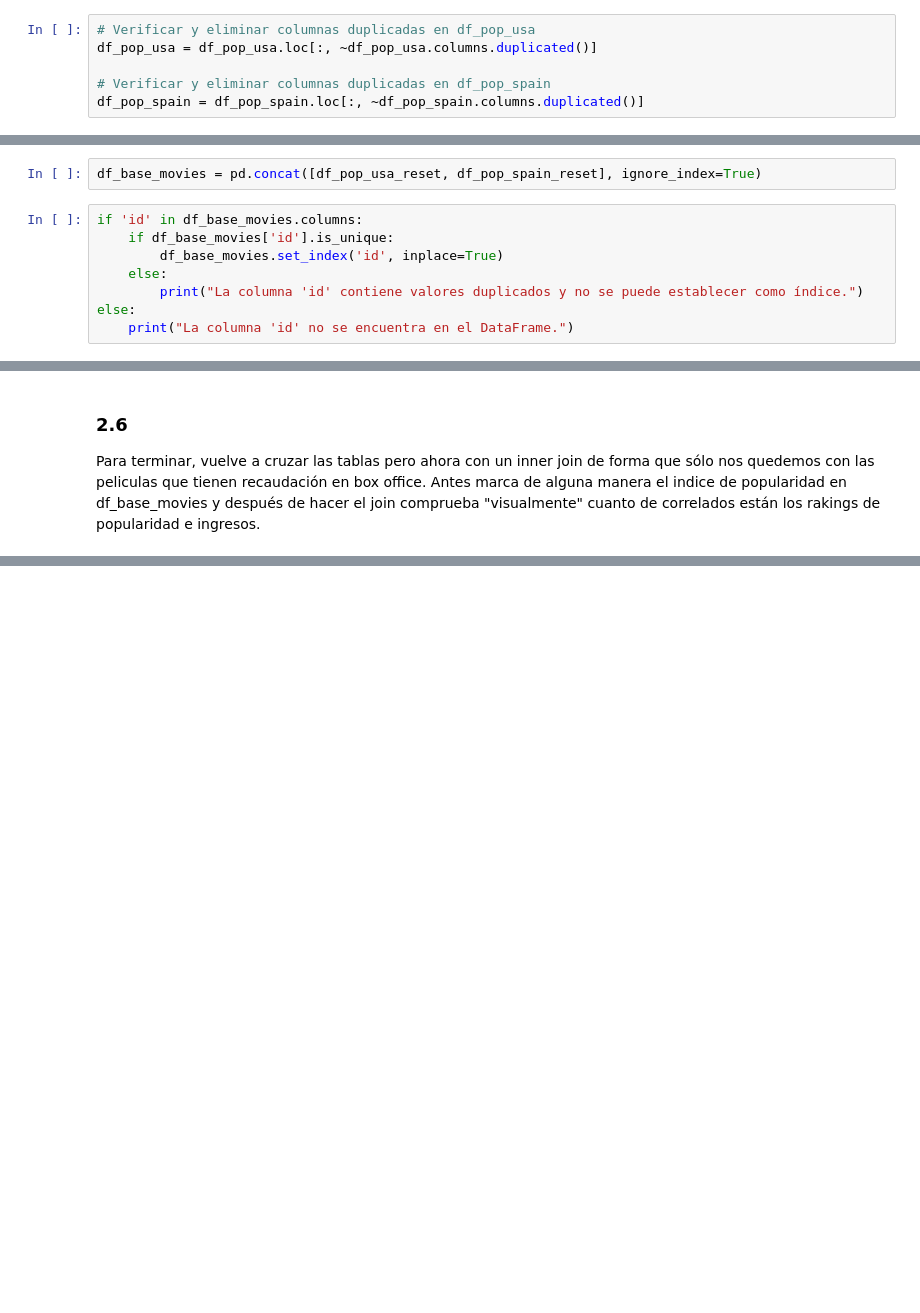
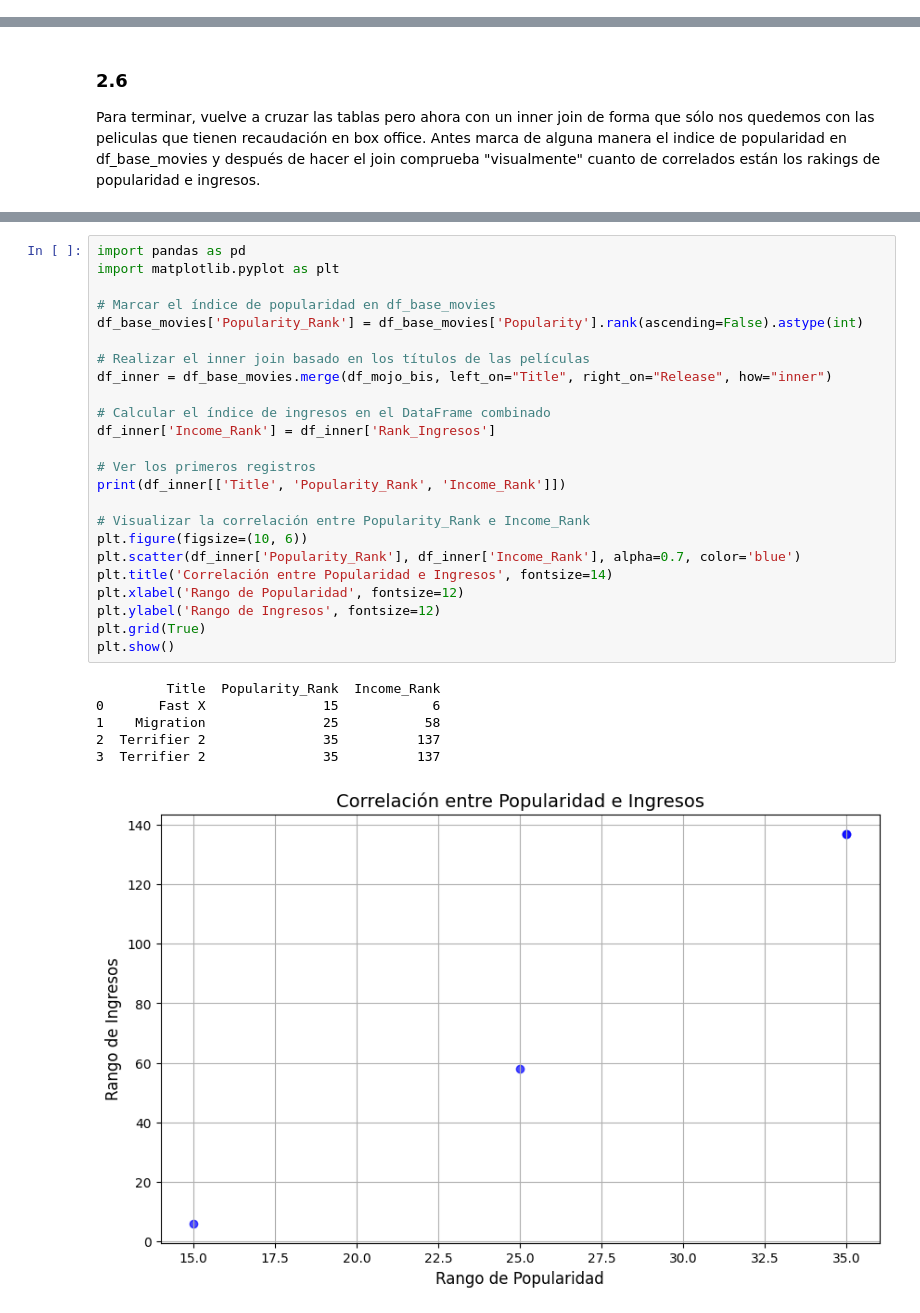
Before and after one commit to hardrockcae/hardrockcae-CAE-settings, a Jupyter notebook: 18_Practica_Obligatoria_Scraping_API.ipynb, the cells around one changed output, grey strips where cells are left out. Drawn from its saved outputs; the diff is of its cells as text; blank space fills up the shorter version.

```diff
--- a/18_Practica_Obligatoria_Scraping_API.ipynb
+++ b/18_Practica_Obligatoria_Scraping_API.ipynb
@@ -958,6 +1115,0 @@ df_pop_spain_reset = df_pop_spain.reset_index(drop=True)
-# %%
-# Verificar y eliminar columnas duplicadas en df_pop_usa
-df_pop_usa = df_pop_usa.loc[:, ~df_pop_usa.columns.duplicated()]
-
-# Verificar y eliminar columnas duplicadas en df_pop_spain
-df_pop_spain = df_pop_spain.loc[:, ~df_pop_spain.columns.duplicated()]
@@ -987,10 +1213,0 @@ df_pop_spain_reset = df_pop_spain.reset_index(drop=True)
-# %%
-df_base_movies = pd.concat([df_pop_usa_reset, df_pop_spain_reset], ignore_index=True)
-# %%
-if 'id' in df_base_movies.columns:
-    if df_base_movies['id'].is_unique:
-        df_base_movies.set_index('id', inplace=True)
-    else:
-        print("La columna 'id' contiene valores duplicados y no se puede establecer como índice.")
-else:
-    print("La columna 'id' no se encuentra en el DataFrame.")
@@ -1619,0 +2025,31 @@ Para terminar, vuelve a cruzar las tablas pero ahora con un inner join de forma
+# %%
+import pandas as pd
+import matplotlib.pyplot as plt
+
+# Marcar el índice de popularidad en df_base_movies
+df_base_movies['Popularity_Rank'] = df_base_movies['Popularity'].rank(ascending=False).astype(int)
+
+# Realizar el inner join basado en los títulos de las películas
+df_inner = df_base_movies.merge(df_mojo_bis, left_on="Title", right_on="Release", how="inner")
+
+# Calcular el índice de ingresos en el DataFrame combinado
+df_inner['Income_Rank'] = df_inner['Rank_Ingresos']
+
+# Ver los primeros registros
+print(df_inner[['Title', 'Popularity_Rank', 'Income_Rank']])
+
+# Visualizar la correlación entre Popularity_Rank e Income_Rank
+plt.figure(figsize=(10, 6))
+plt.scatter(df_inner['Popularity_Rank'], df_inner['Income_Rank'], alpha=0.7, color='blue')
+plt.title('Correlación entre Popularidad e Ingresos', fontsize=14)
+plt.xlabel('Rango de Popularidad', fontsize=12)
+plt.ylabel('Rango de Ingresos', fontsize=12)
+plt.grid(True)
+plt.show()
+# %% [output]
+         Title  Popularity_Rank  Income_Rank
+0       Fast X               15            6
+1    Migration               25           58
+2  Terrifier 2               35          137
+3  Terrifier 2               35          137
+[figure, added]
```
Also changed, not shown: parts of 89 cells of this notebook.
